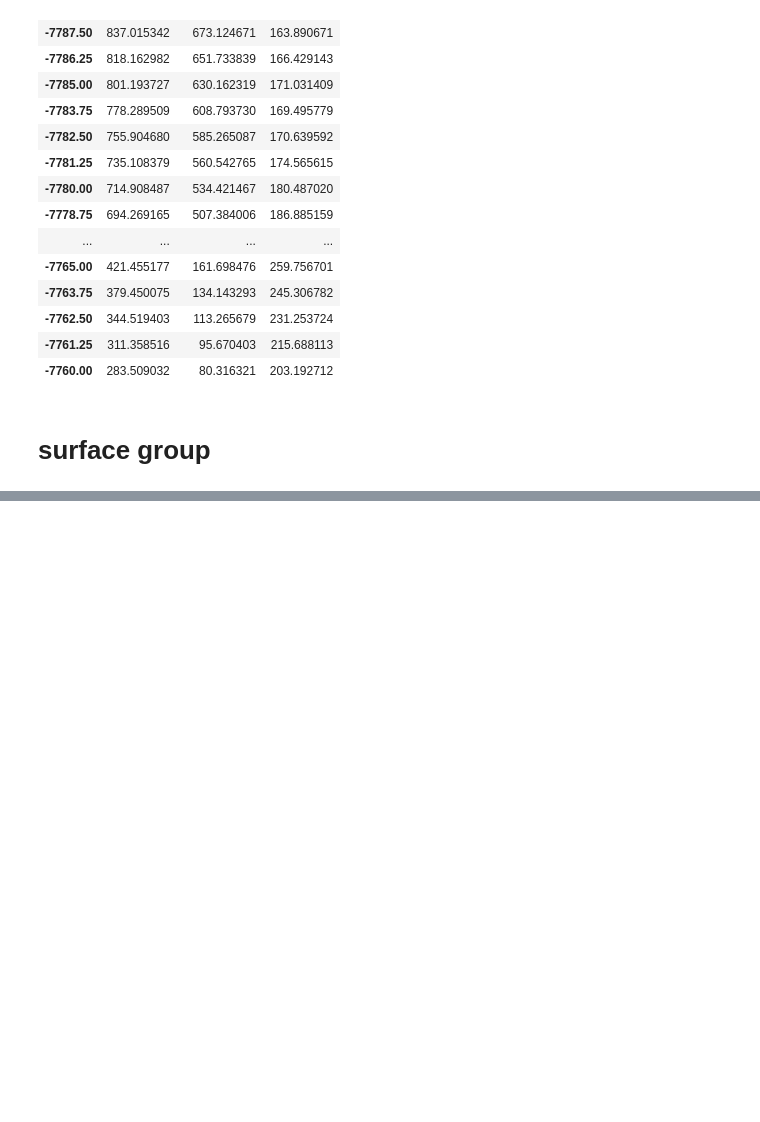
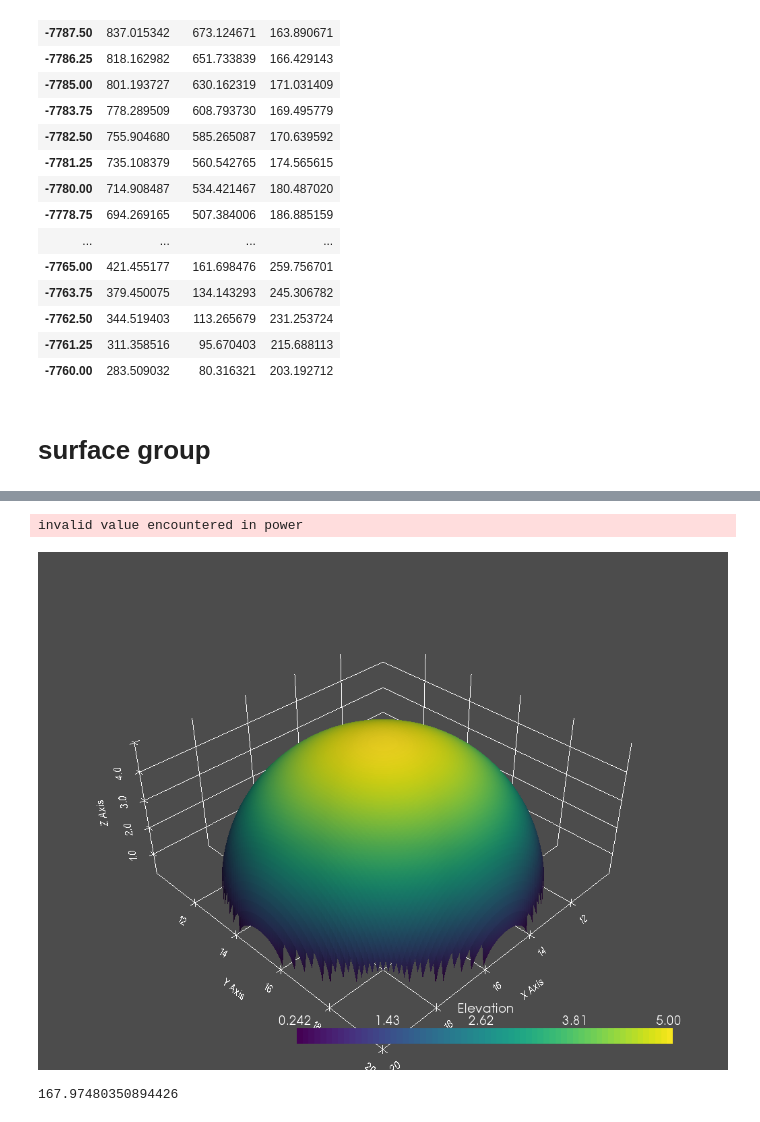
Before and after one commit to scuervo91/reservoirpy, a Jupyter notebook: examples/volumetrics/volumetrics.ipynb, the cells around one changed output, grey strips where cells are left out. Cells and saved outputs as stored; diff of their text form; code cells hidden in the pictures; blank space fills up the shorter version.

```diff
--- a/examples/volumetrics/volumetrics.ipynb
+++ b/examples/volumetrics/volumetrics.ipynb
@@ -224,3 +225,19 @@ level
 -7762.50  344.519403   113.265679  231.253724
 -7761.25  311.358516    95.670403  215.688113
 -7760.00  283.509032    80.316321  203.192712
+# %%
+x = np.linspace(10,20,100)
+y = np.linspace(10,20,100)
+
+xx, yy = np.meshgrid(x,y)
+
+#zz = np.full(xx.shape,5)
+zz = np.power(np.power(5,2) - np.power(xx-15,2) - np.power(yy-15,2),0.5)
+# %% [output]
+invalid value encountered in power
+# %%
+test=vc.surface(x=xx,y=yy,z=zz)
+# %%
+test.structured_surface_vtk().plot(notebook=True, show_grid=True)
+# %% [output]
+[figure, added]
@@ -226,0 +252,5 @@ level
+# %%
+rv,ar = test.get_volume(c=1,levels=levels)
+rv
+# %% [output]
+167.97480350894426
```
Also changed, not shown: parts of 7 cells of this notebook.
